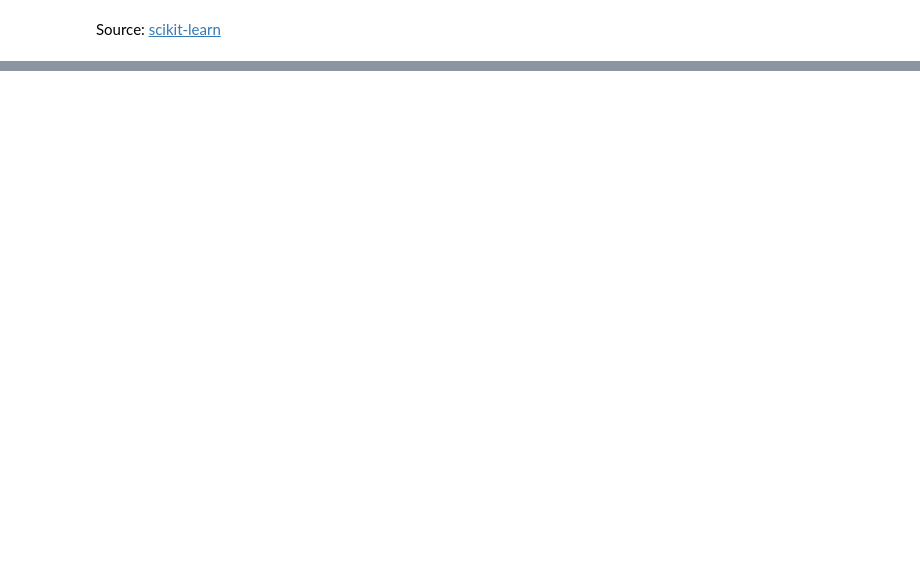
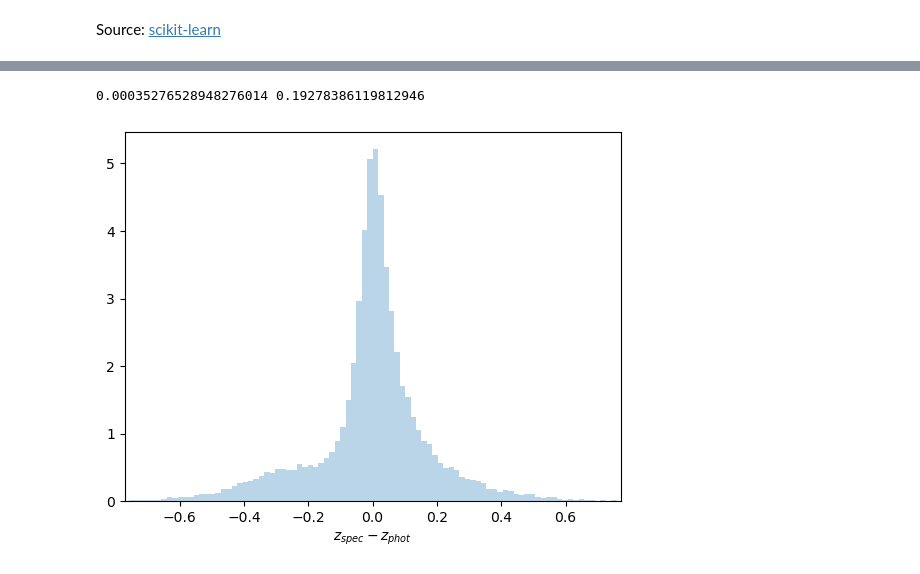
Before and after one commit to francesca025/Big-Data, a Jupyter notebook: LSST-AGN-Data-Challenge/RF_Regression-QSO.ipynb, the cells around one changed output, grey strips where cells are left out. Cells and saved outputs as stored; diff of their text form; code cells hidden in the pictures; blank space fills up the shorter version.

```diff
--- a/LSST-AGN-Data-Challenge/RF_Regression-QSO.ipynb
+++ b/LSST-AGN-Data-Challenge/RF_Regression-QSO.ipynb
@@ -185,4 +204,4 @@ Create a random forest classifier.
 # %%
-clf=RandomForestRegressor(n_estimators=2001, n_jobs=70, criterion="squared_error")
+clf=RandomForestRegressor(max_depth=50, random_state=5, n_jobs=70, criterion="squared_error")
 # %% [markdown]
 Source: [scikit-learn](https://scikit-learn.org/dev/modules/generated/sklearn.ensemble.RandomForestRegressor.html)
@@ -205,0 +312,11 @@ R^2 score (coefficient of determination) represents how well predictions of a re
+# %%
+sig_pred_train = np.std(y_train - y_pred_train)
+mean_pred_train = np.mean(y_train - y_pred_train)
+
+plt.hist(y_train-y_pred_train, histtype='stepfilled', alpha=0.3, density=True, bins=200);
+plt.xlim(-4*sig_pred_train, 4*sig_pred_train)
+plt.xlabel(r'$z_{spec} - z_{phot}$')
+print(mean_pred_train, sig_pred_train)
+# %% [output]
+0.00035276528948276014 0.19278386119812946
+[figure, added]
```
Also changed, not shown: parts of 28 cells of this notebook, 1 other file.
